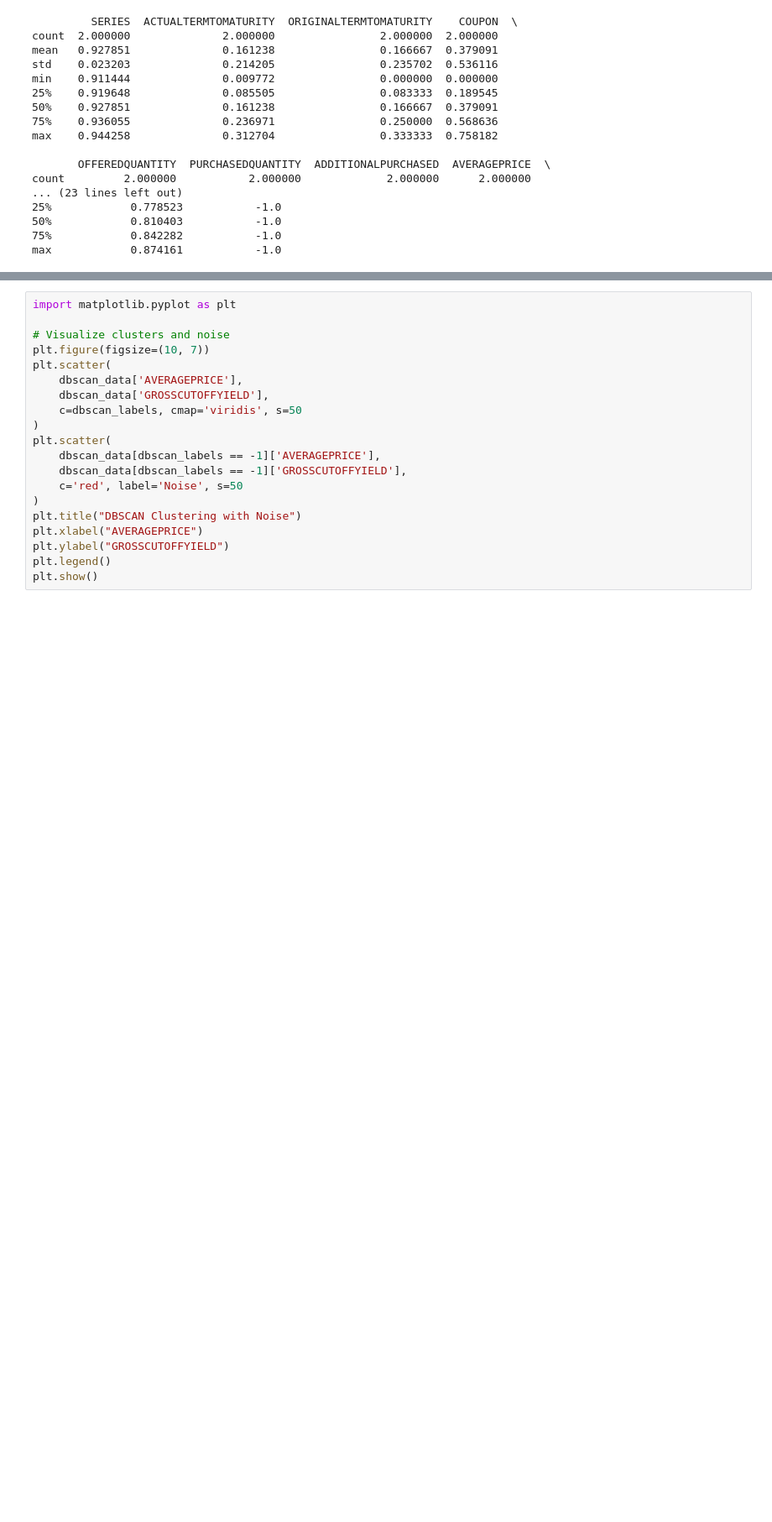
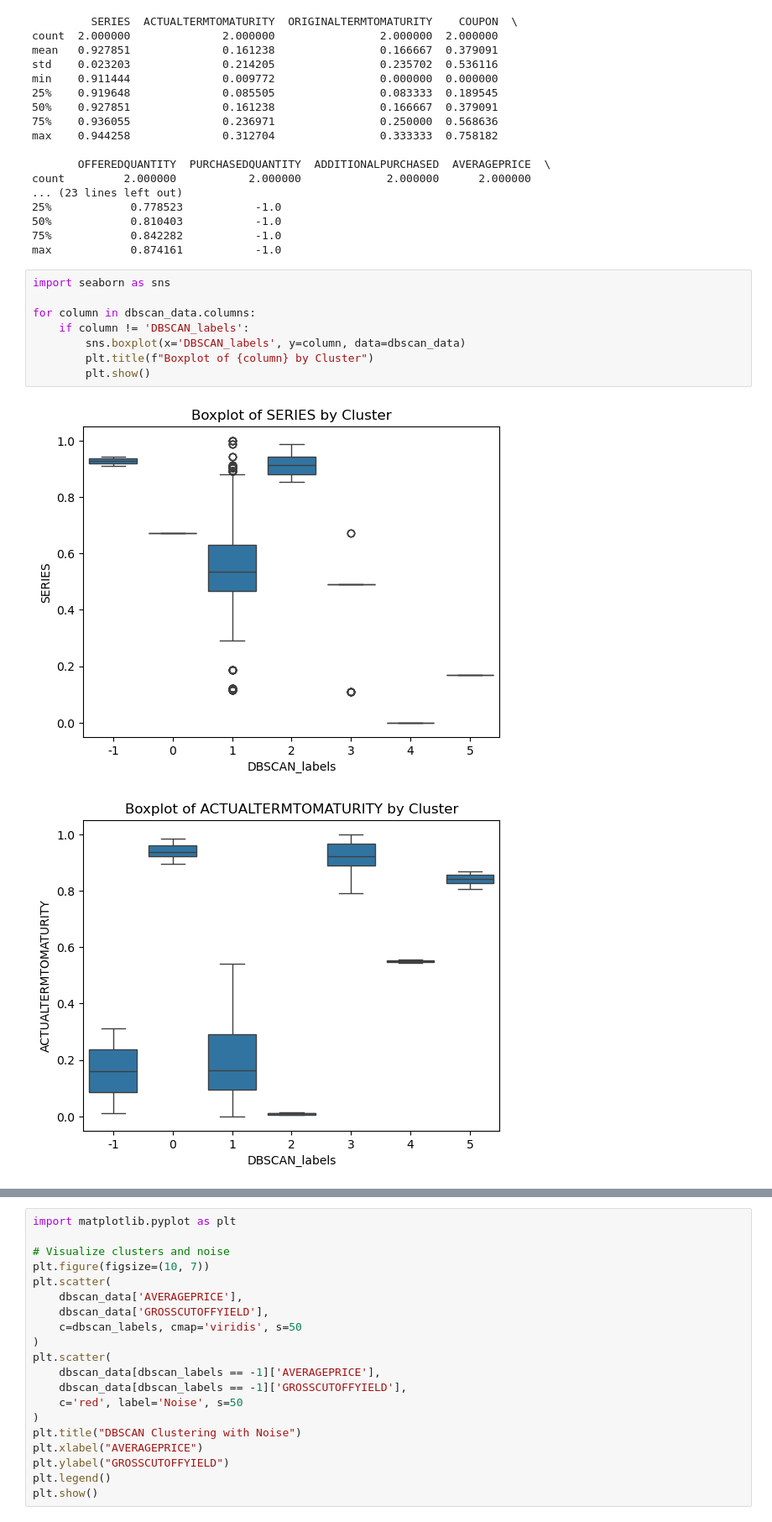
Before and after one commit to DorNatan/data-mining-project-2025, a Jupyter notebook: Data Mining Supervised & Unsupervised 2025.ipynb, the cells around one changed output, grey strips where cells are left out. Shown at 84% size. Saved outputs shown, nothing was run; the diff lists cells and outputs as text; blank space fills up the shorter version.

```diff
--- a/Data Mining Supervised & Unsupervised 2025.ipynb
+++ b/Data Mining Supervised & Unsupervised 2025.ipynb
@@ -569,3 +569,14 @@ count         2.000000           2.000000             2.000000      2.000000
 50%            0.810403           -1.0
 75%            0.842282           -1.0
 max            0.874161           -1.0
+# %%
+import seaborn as sns
+
+for column in dbscan_data.columns:
+    if column != 'DBSCAN_labels':
+        sns.boxplot(x='DBSCAN_labels', y=column, data=dbscan_data)
+        plt.title(f"Boxplot of {column} by Cluster")
+        plt.show()
+# %% [output]
+[figure, added]
+[figure, added]
```
Also changed, not shown: parts of 2 cells of this notebook.
